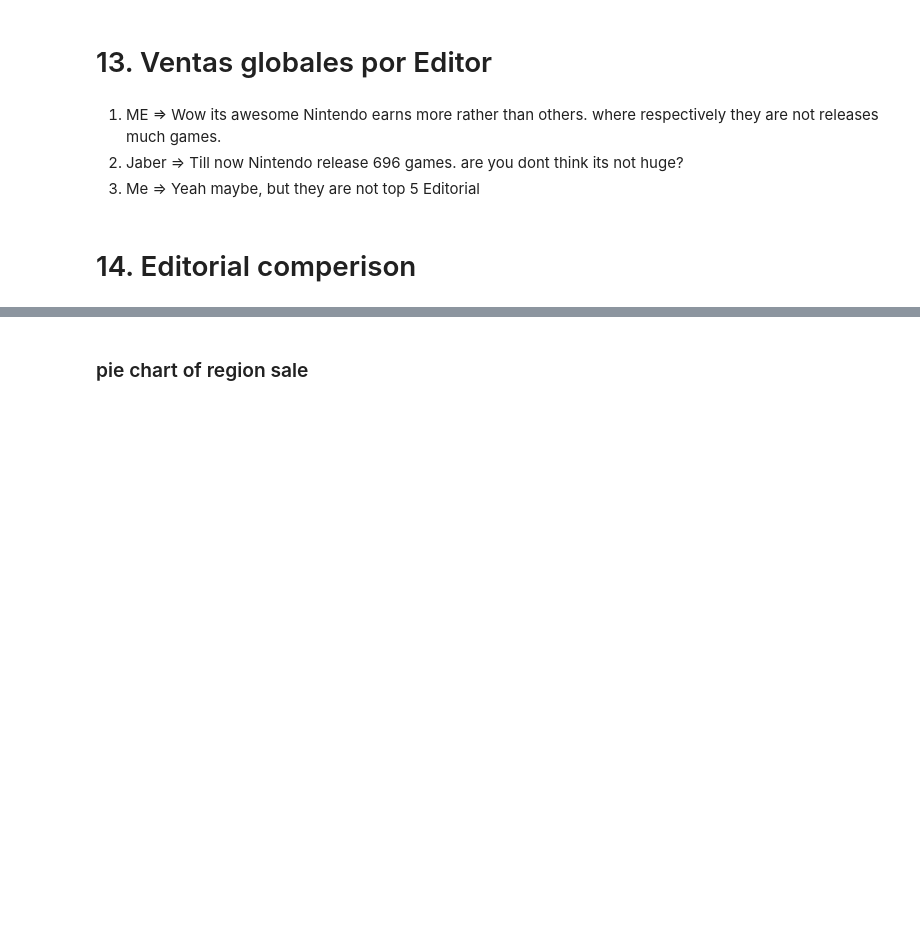
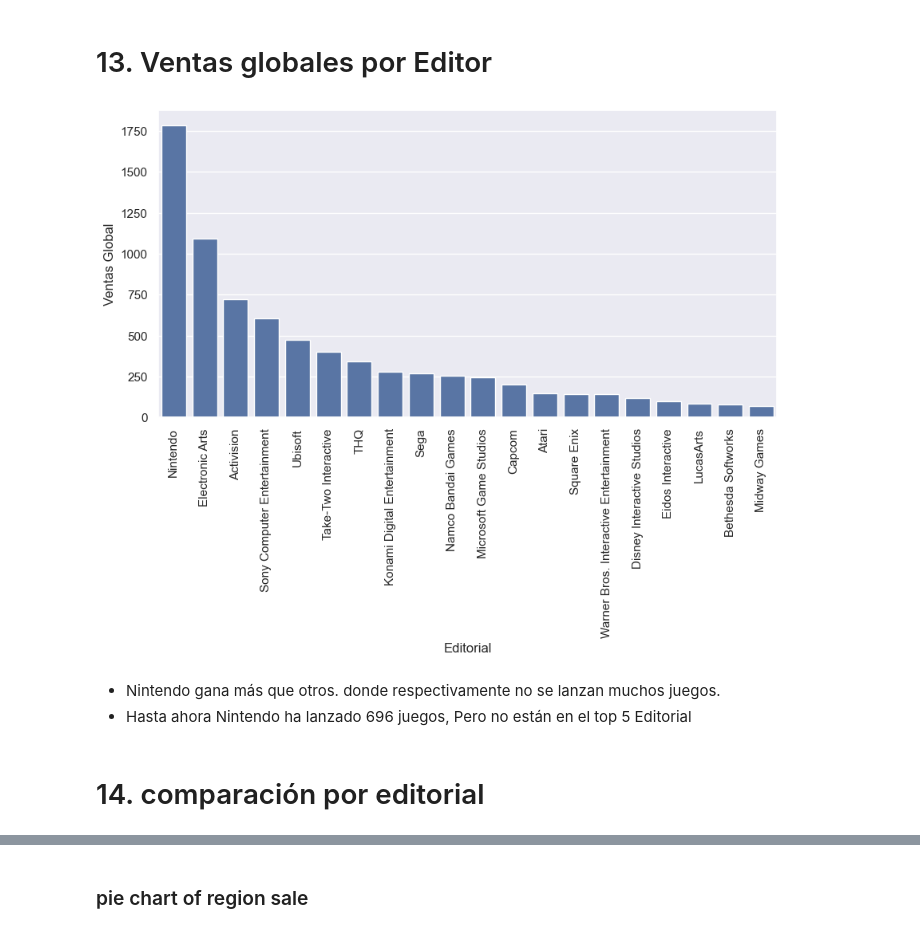
Before and after one commit to juliancollazosg/Analisis_games_sales, a Jupyter notebook: analisis/analisis_data.ipynb, the cells around one changed output, grey strips where cells are left out. Drawn from its saved outputs; the diff is of its cells as text; code cells hidden in the pictures; blank space fills up the shorter version.

```diff
--- a/analisis/analisis_data.ipynb
+++ b/analisis/analisis_data.ipynb
@@ -345,13 +345,14 @@ sale_pbl = sale_pbl.groupby('Editorial')['Ventas Global'].sum().sort_values(asce
 sale_pbl = pd.DataFrame(sale_pbl).reset_index()
 # sale_pbl
 # %%
-plt.figure(figsize=(15, 10))
-sns.barplot(x='Editorial', y='Ventas Global', data=sale_pbl)
-plt.xticks(rotation=90)
+plt.figure(figsize=(10, 5));
+sns.barplot(x='Editorial', y='Ventas Global', data=sale_pbl);
+plt.xticks(rotation=90);
+# %% [output]
+[figure, added]
-# %% [markdown]
-1. ME => Wow its awesome Nintendo earns more rather than others. where respectively they are not releases much games.
-1. Jaber => Till now Nintendo release 696 games. are you dont think its not huge?
-1. Me => Yeah maybe, but they are not top 5 Editorial
-# %% [markdown]
-# 14. Editorial comperison
+# %% [markdown]
+* Nintendo gana más que otros. donde respectivamente no se lanzan muchos juegos.
+* Hasta ahora Nintendo ha lanzado 696 juegos, Pero no están en el top 5 Editorial
+# %% [markdown]
+# 14. comparación por editorial
 # %%
```
Also changed, not shown: parts of 62 cells of this notebook.
